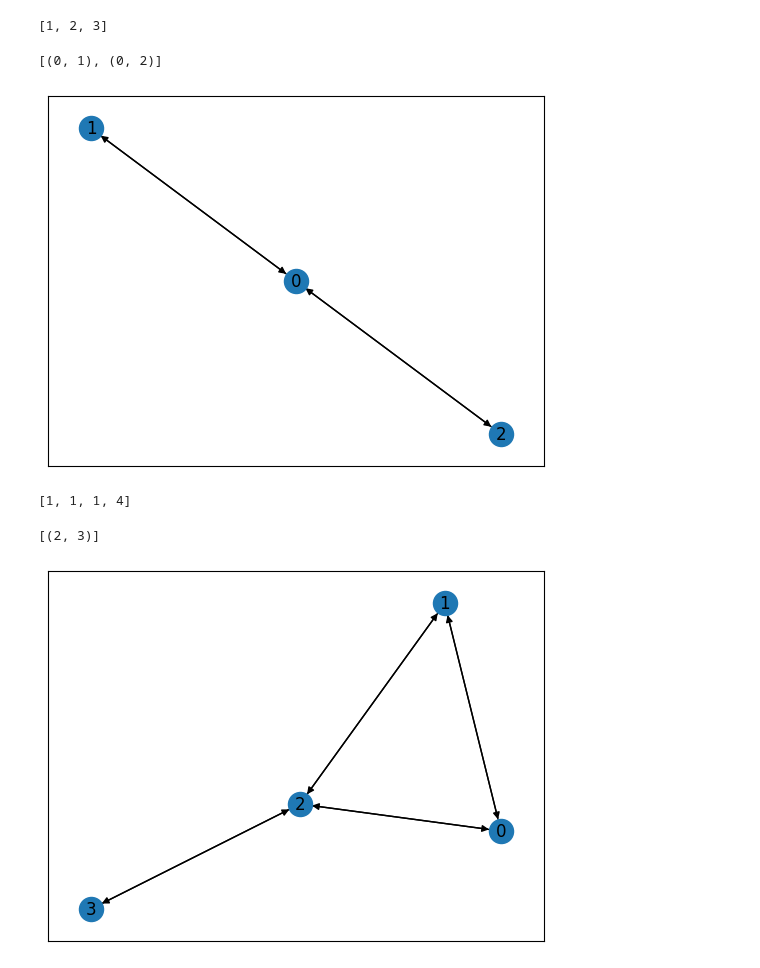
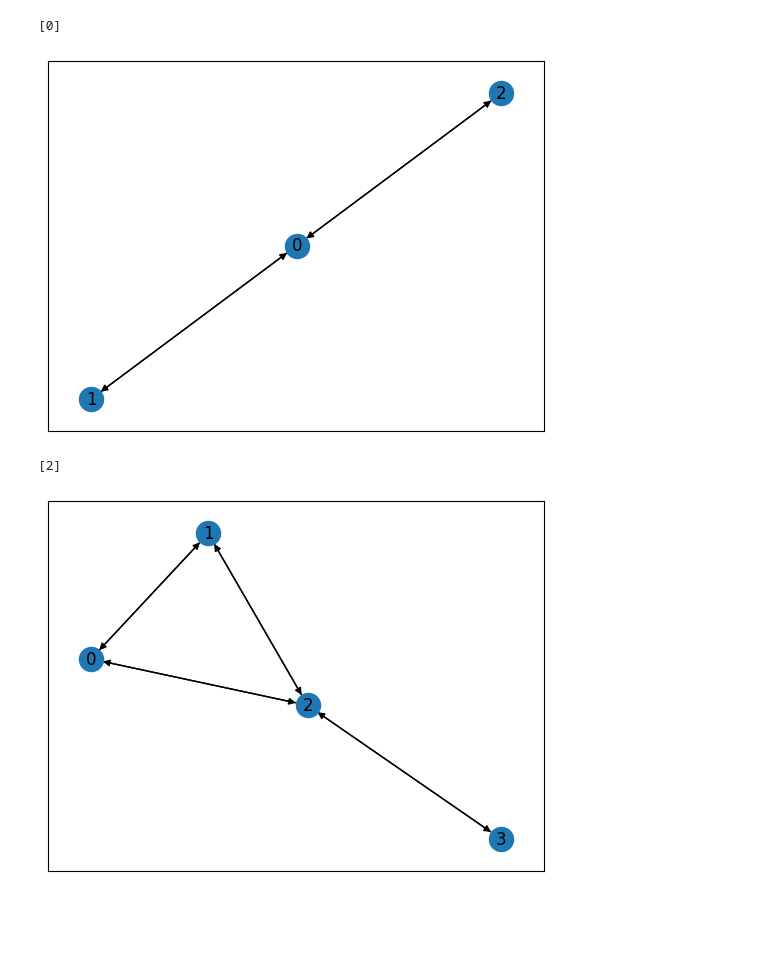
Before and after one commit to czaky/puzzles, a Jupyter notebook: notebook.ipynb, the cells around one changed output. Cells and saved outputs as stored; diff of their text form; code cells hidden in the pictures; blank space fills up the shorter version.

```diff
--- a/notebook.ipynb
+++ b/notebook.ipynb
@@ -157,17 +152,15 @@ critical_connections(adj)
 adj = [[1, 2], [0], [0]]
 g = nx.DiGraph(dict(enumerate(adj)))
 nx.draw_networkx(g)
-critical_connections(adj)
+articulation_points(adj)
 # %% [output]
-[1, 2, 3]
+[0]
-[(0, 1), (0, 2)]
-[figure, old version]
+[figure, new version]
 # %%
 adj = [[1, 2], [0, 2], [0, 1, 3], [2]]
 g = nx.DiGraph(dict(enumerate(adj)))
 nx.draw_networkx(g)
-critical_connections(adj)
+articulation_points(adj)
 # %% [output]
-[1, 1, 1, 4]
+[2]
-[(2, 3)]
-[figure, old version]
+[figure, new version]
```
Also changed, not shown: parts of 5 cells of this notebook, 1 other file.
